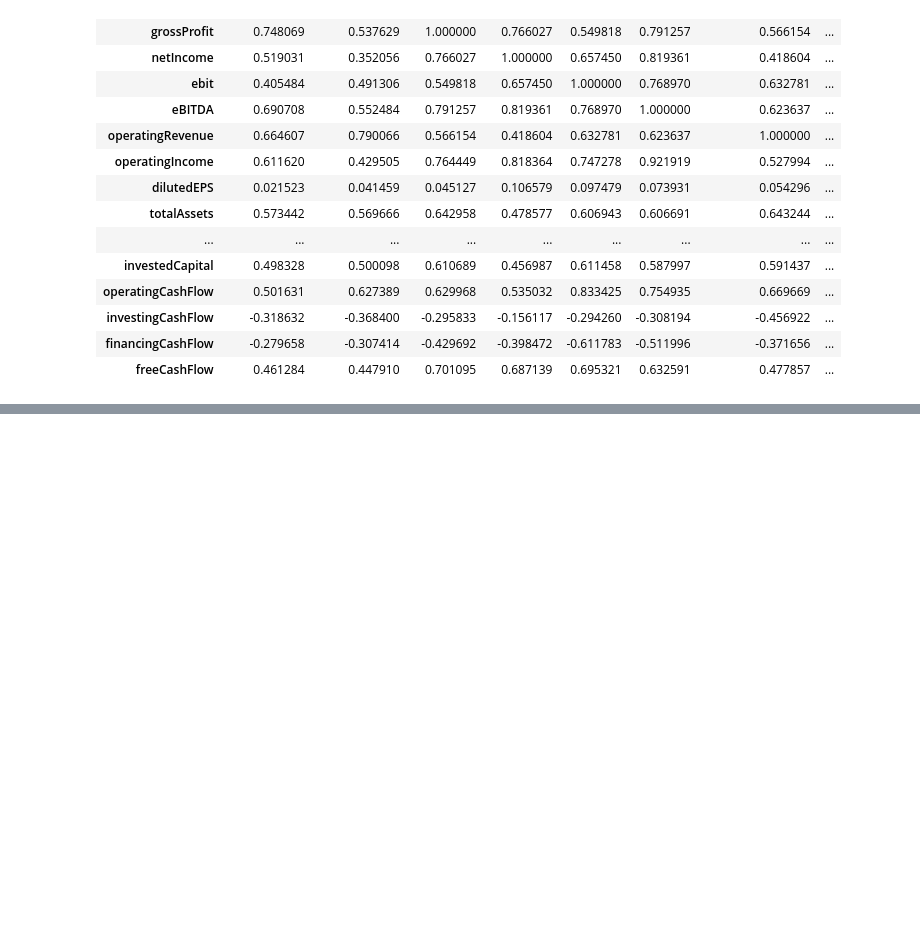
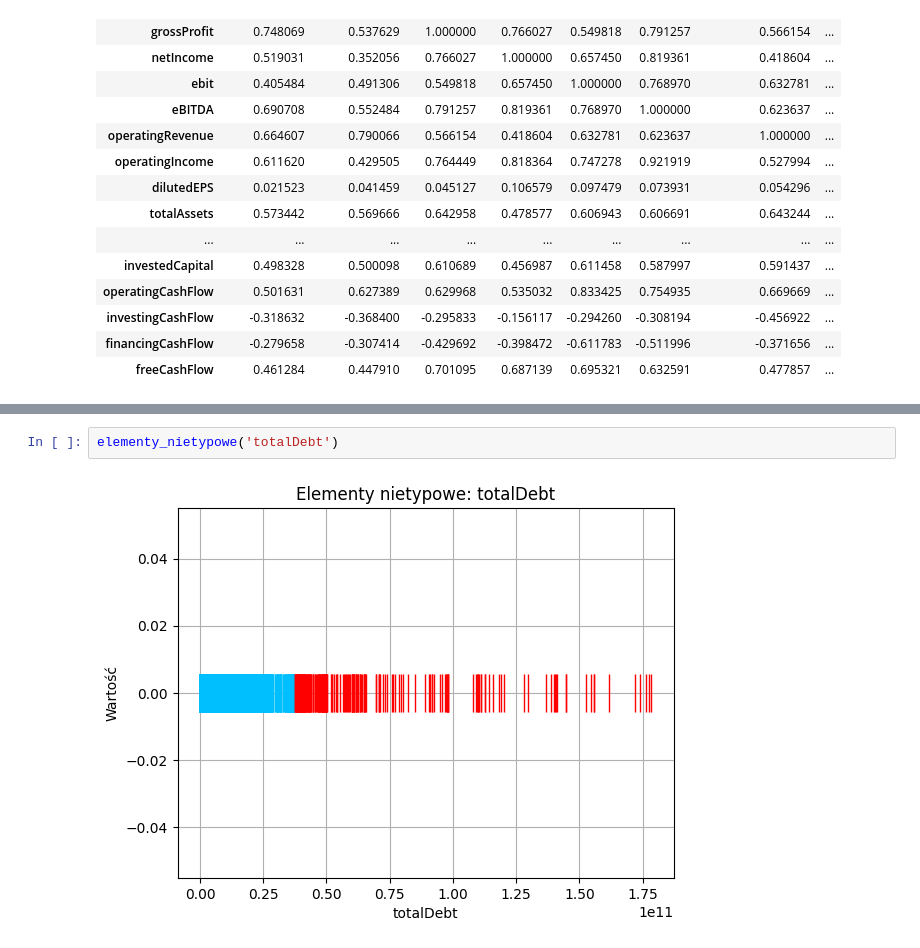
Before and after one commit to codespaghettifier/sp500-exploration, a Jupyter notebook: clean_yahoo_financials.ipynb, the cells around one changed output, grey strips where cells are left out. Drawn from its saved outputs; the diff is of its cells as text; blank space fills up the shorter version.

```diff
--- a/clean_yahoo_financials.ipynb
+++ b/clean_yahoo_financials.ipynb
@@ -506,0 +707,4 @@ plt.show()
+# %%
+elementy_nietypowe('totalDebt')
+# %% [output]
+[figure, added]
```
Also changed, not shown: parts of 20 cells of this notebook.
